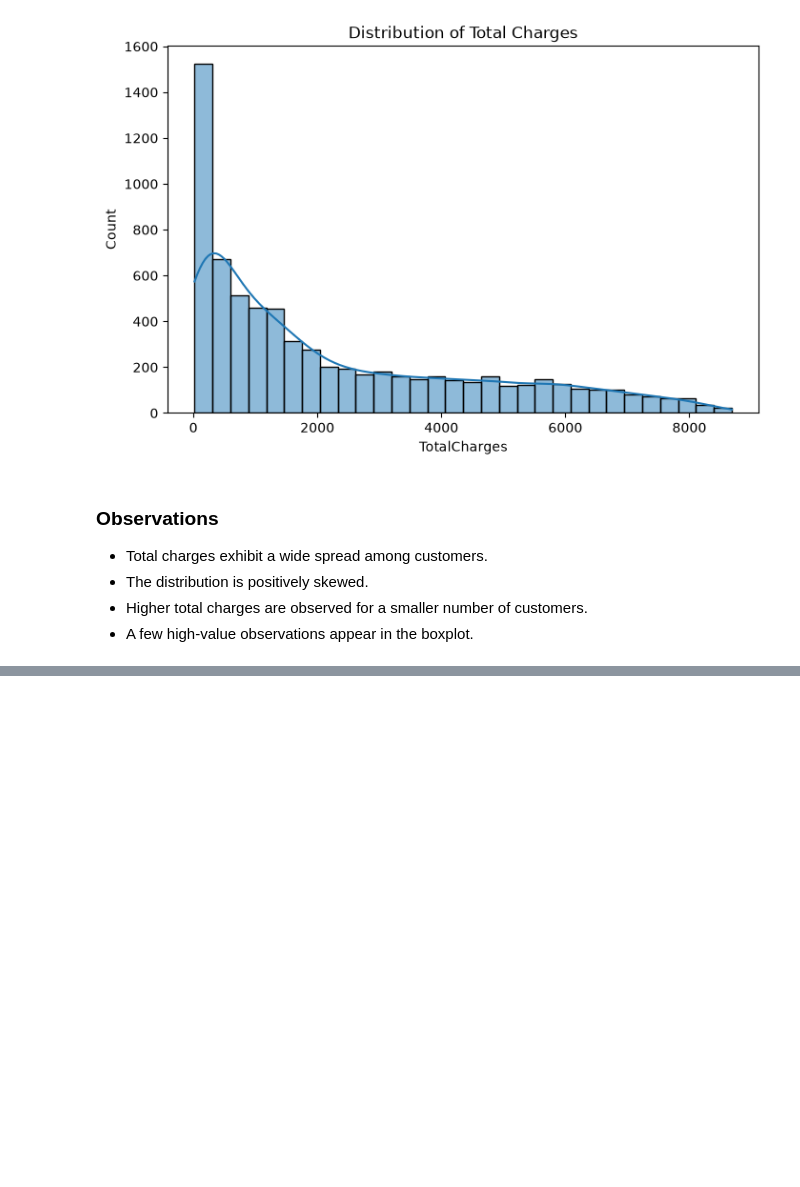
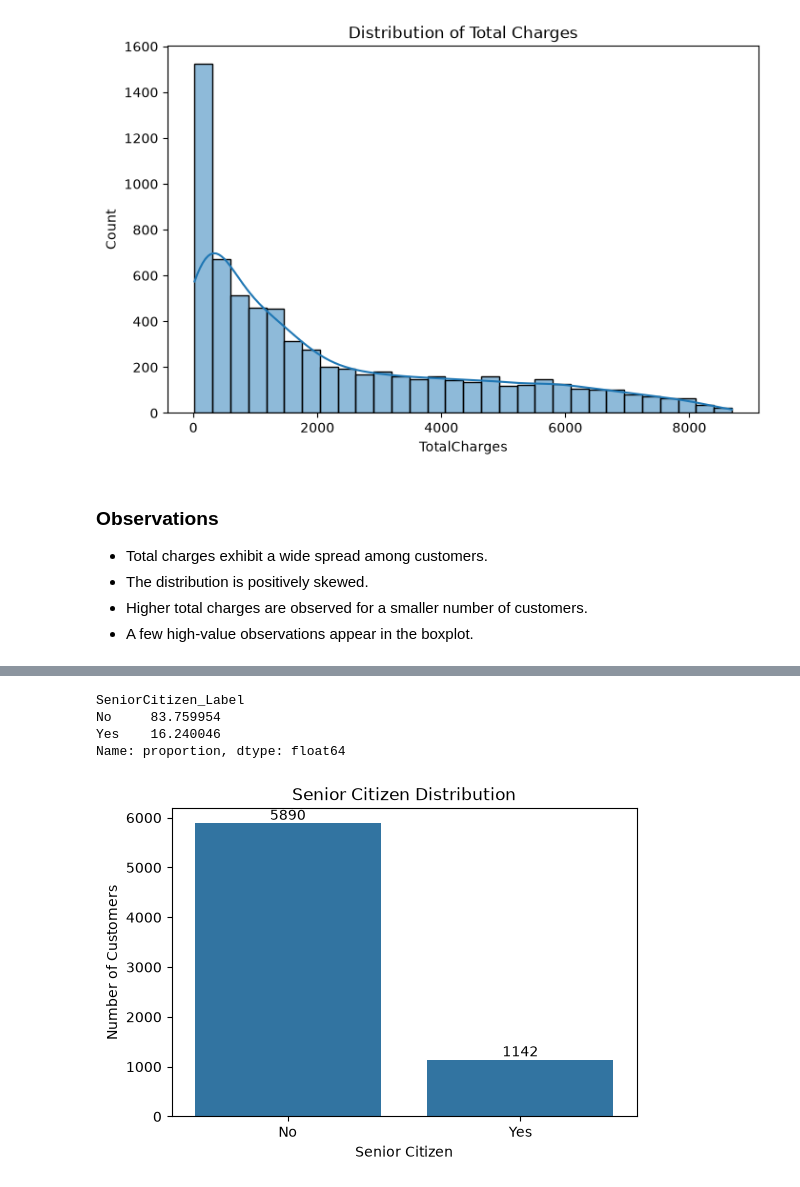
Before and after one commit to sagarjana00/Customer_Churn_Intelligence_Platform, a Jupyter notebook: notebooks/02_Exploratory_Data_Analysis.ipynb, the cells around one changed output, grey strips where cells are left out. Saved outputs shown, nothing was run; the diff lists cells and outputs as text; code cells hidden in the pictures; blank space fills up the shorter version.

```diff
--- a/notebooks/02_Exploratory_Data_Analysis.ipynb
+++ b/notebooks/02_Exploratory_Data_Analysis.ipynb
@@ -203,0 +272,24 @@ plt.show()
+# %%
+df['SeniorCitizen_Label'] = df['SeniorCitizen'].map( {0: 'No', 1: 'Yes'} )
+# %%
+df['SeniorCitizen_Label'].value_counts(normalize=True) * 100
+# %% [output]
+SeniorCitizen_Label
+No     83.759954
+Yes    16.240046
+Name: proportion, dtype: float64
+# %%
+plt.figure(figsize=(6,4))
+
+ax = sns.countplot(data=df, x="SeniorCitizen_Label")
+
+for container in ax.containers:
+    ax.bar_label(container)
+
+plt.title("Senior Citizen Distribution")
+plt.xlabel("Senior Citizen")
+plt.ylabel("Number of Customers")
+
+plt.show()
+# %% [output]
+[figure, added]
```
Also changed, not shown: parts of 28 cells of this notebook.
